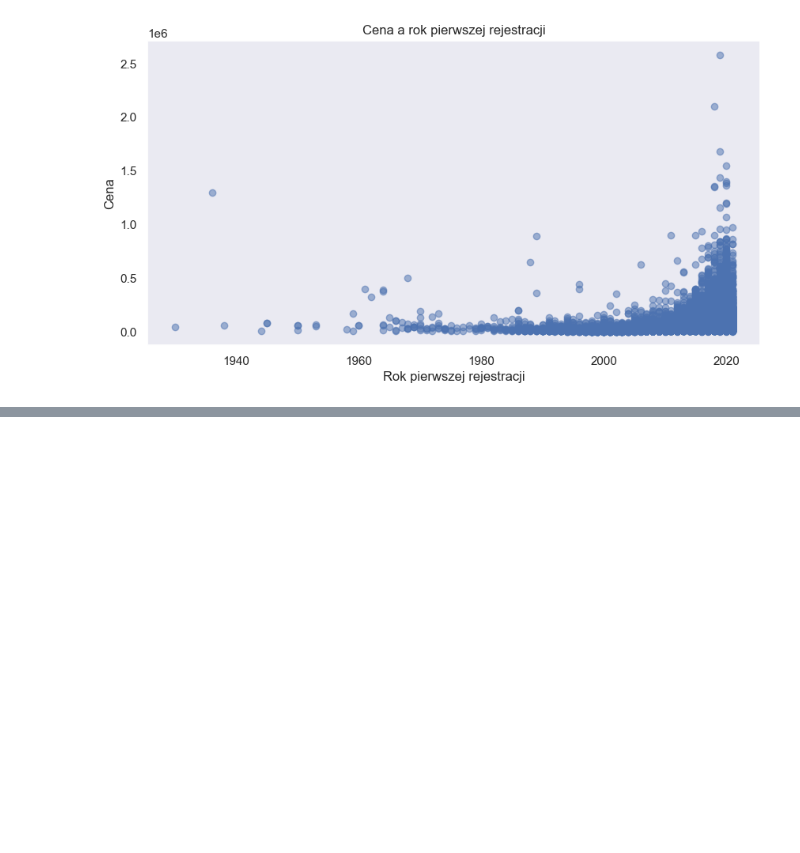
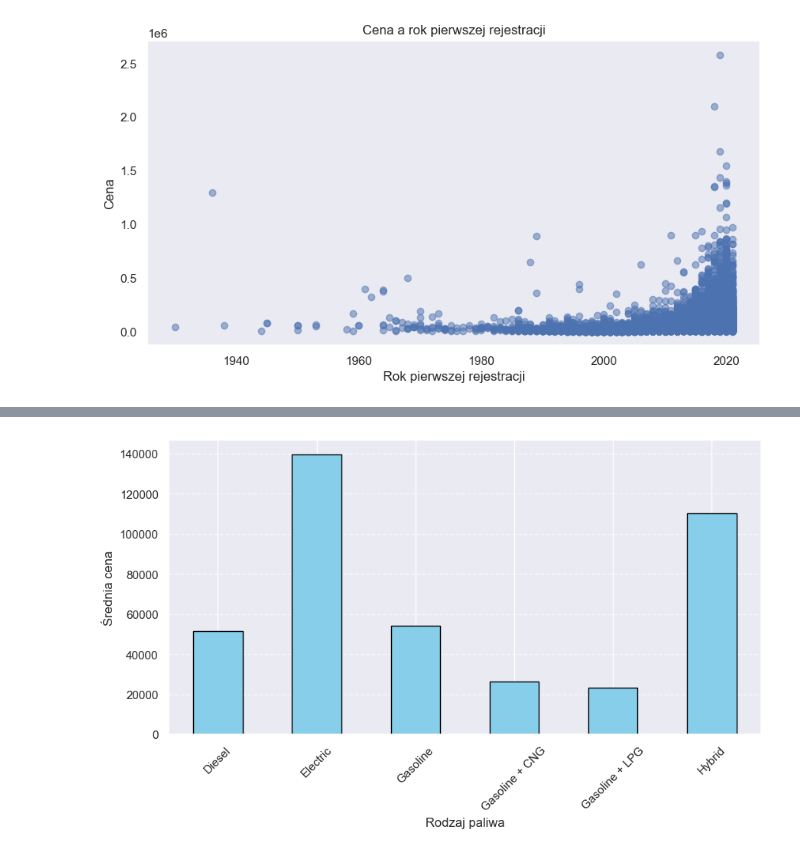
Before and after one commit to GameRuiner/Car-Price-Prediction, a Jupyter notebook: presentation/EDA.ipynb, the cells around one changed output, grey strips where cells are left out. Cells and saved outputs as stored; diff of their text form; code cells hidden in the pictures; blank space fills up the shorter version.

```diff
--- a/presentation/EDA.ipynb
+++ b/presentation/EDA.ipynb
@@ -49,0 +70,6 @@ plt.show()
+# %%
+test_set_fuel = df_test["Rodzaj_paliwa"].unique()
+df_fuel = df[df["Rodzaj_paliwa"].isin(test_set_fuel)]
+make_price_average_chart(df_fuel, 'Rodzaj_paliwa', "Rodzaj paliwa")
+# %% [output]
+[figure, added]
```
Also changed, not shown: parts of 11 cells of this notebook, 2 other files.
